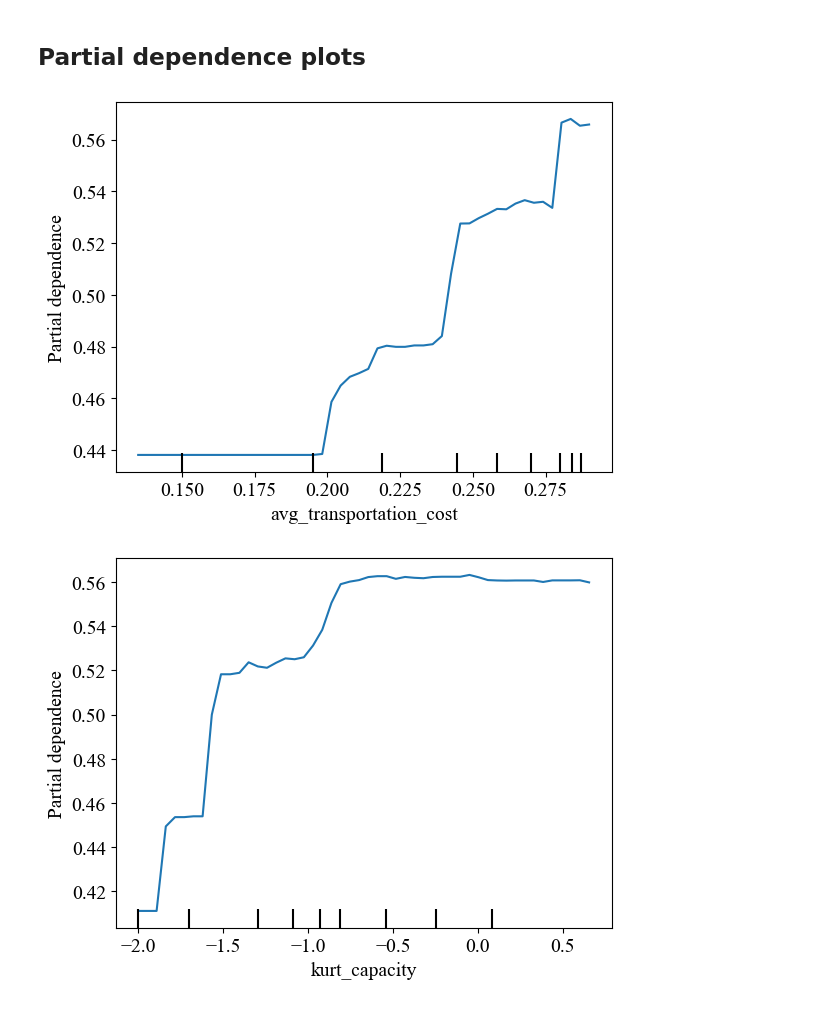
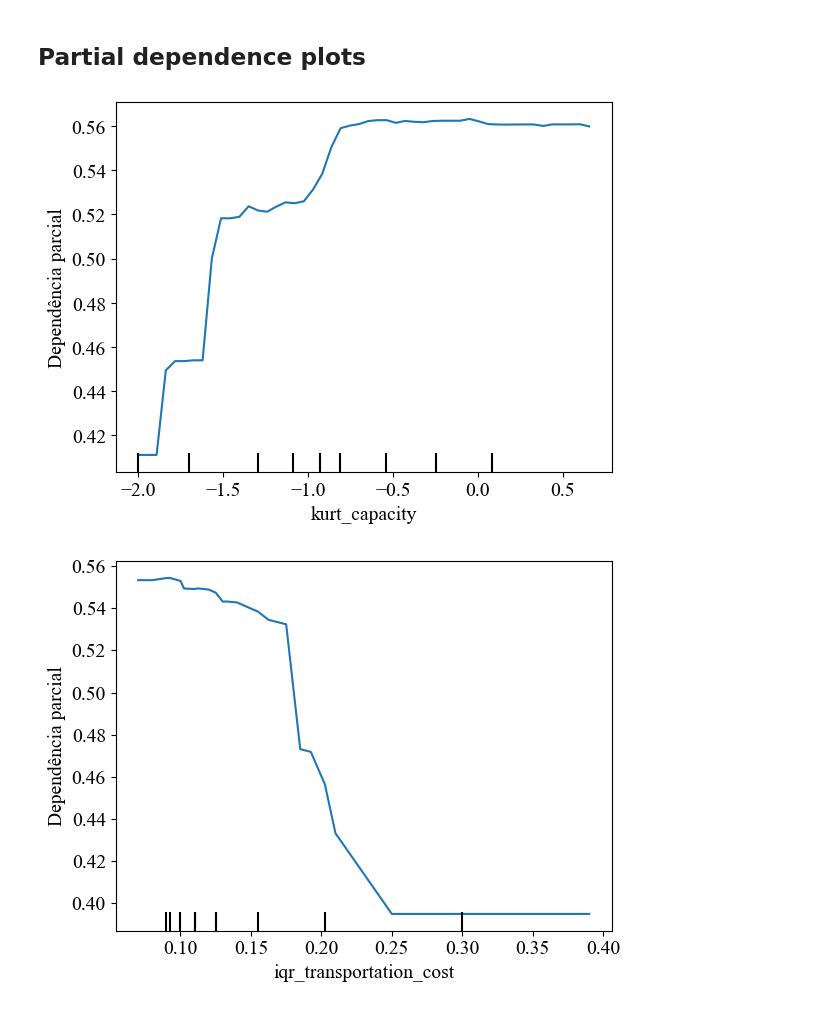
Before and after one commit to lucasgmalheiros/tcc-relax-and-fix, a Jupyter notebook: predict_heuristics/binary_classification.ipynb, the cells around one changed output. Cells and saved outputs as stored; diff of their text form; code cells hidden in the pictures.

```diff
--- a/predict_heuristics/binary_classification.ipynb
+++ b/predict_heuristics/binary_classification.ipynb
@@ -283,12 +280,14 @@ plt.show()
 # %% [markdown]
 ## Partial dependence plots
 # %%
-PartialDependenceDisplay.from_estimator(classifier, X, features=['avg_transportation_cost'], kind="average", grid_resolution=50, random_state=2112)
+PartialDependenceDisplay.from_estimator(classifier, X, features=['kurt_capacity'], kind="average", grid_resolution=50, random_state=2112)
+plt.ylabel('Dependência parcial')
 plt.show()
 # %% [output]
-[figure, old version]
+[figure, new version]
 # %%
-PartialDependenceDisplay.from_estimator(classifier, X, features=['kurt_capacity'], kind="average", grid_resolution=50)
+PartialDependenceDisplay.from_estimator(classifier, X, features=['iqr_transportation_cost'], kind="average", grid_resolution=50)
+plt.ylabel('Dependência parcial')
 plt.show()
 # %% [output]
-[figure, old version]
+[figure, new version]
```
Also changed, not shown: parts of 9 cells of this notebook, 25 other files.
